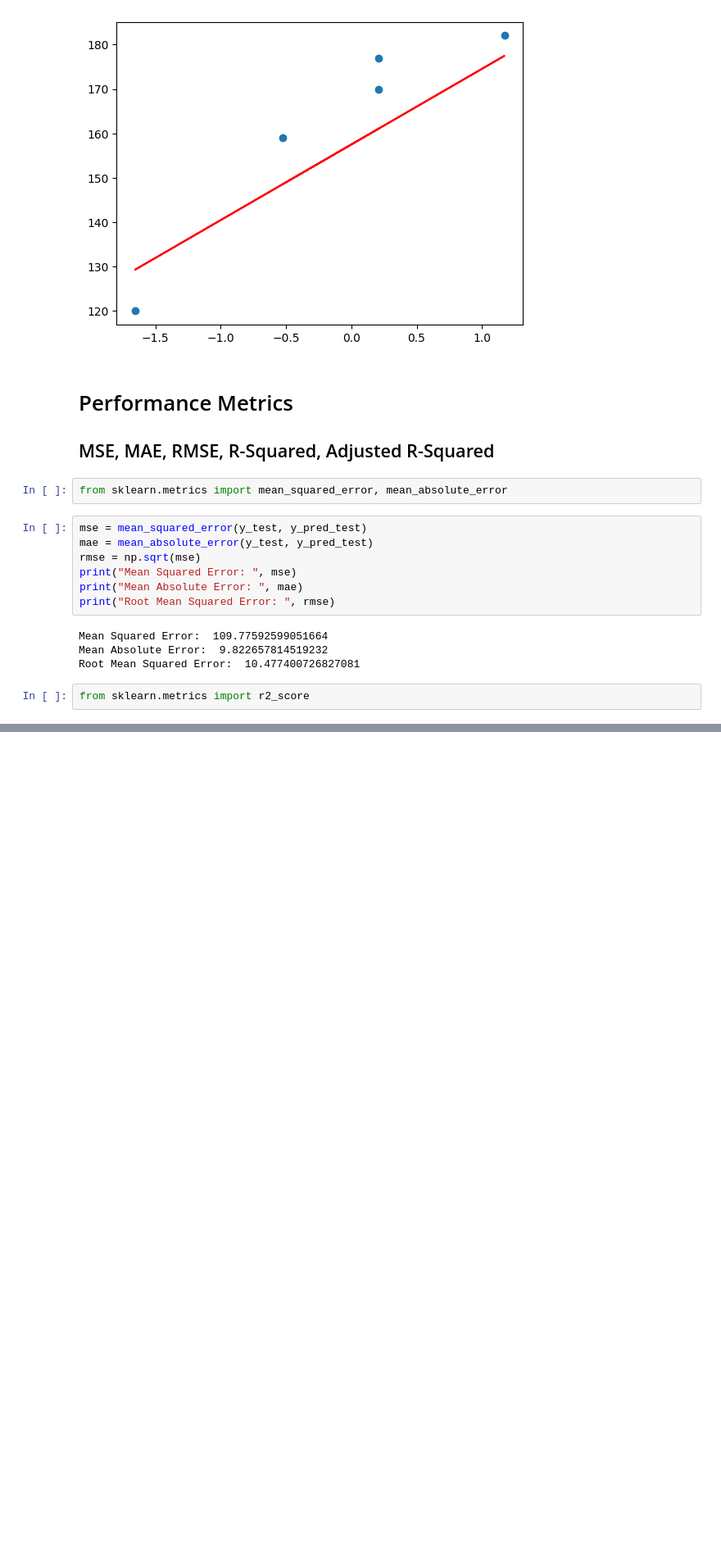
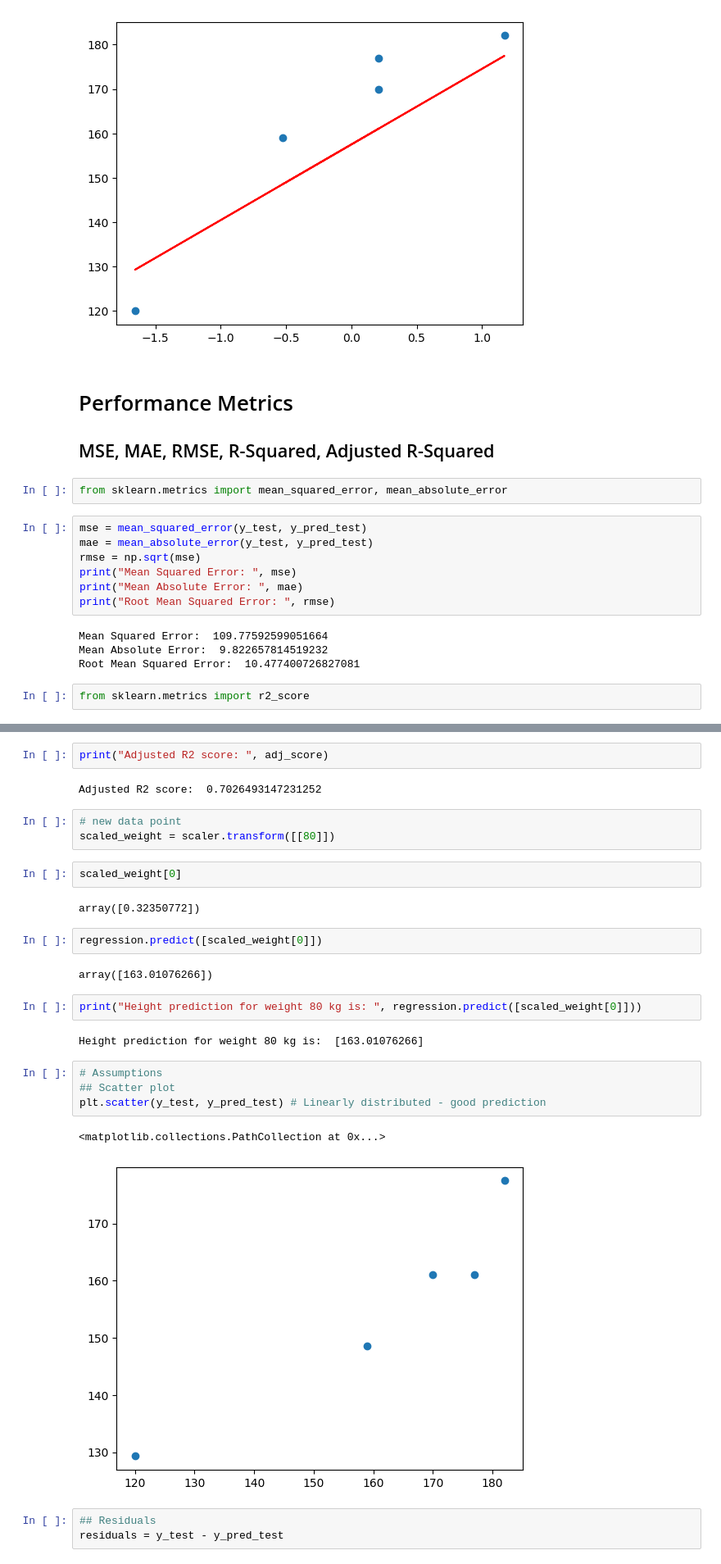
Before and after one commit to Yash6012/ML-Projects, a Jupyter notebook: Simple Linear Regression/1.ipynb, the cells around one changed output, grey strips where cells are left out. Shown at 82% size. Drawn from its saved outputs; the diff is of its cells as text; blank space fills up the shorter version.

```diff
--- a/Simple Linear Regression/1.ipynb
+++ b/Simple Linear Regression/1.ipynb
@@ -181,0 +190,29 @@ from sklearn.metrics import r2_score
+# %%
+print("Adjusted R2 score: ", adj_score)
+# %% [output]
+Adjusted R2 score:  0.7026493147231252
+# %%
+# new data point
+scaled_weight = scaler.transform([[80]])
+# %%
+scaled_weight[0]
+# %% [output]
+array([0.32350772])
+# %%
+regression.predict([scaled_weight[0]])
+# %% [output]
+array([163.01076266])
+# %%
+print("Height prediction for weight 80 kg is: ", regression.predict([scaled_weight[0]]))
+# %% [output]
+Height prediction for weight 80 kg is:  [163.01076266]
+# %%
+# Assumptions
+## Scatter plot
+plt.scatter(y_test, y_pred_test) # Linearly distributed - good prediction
+# %% [output]
+<matplotlib.collections.PathCollection at 0x...>
+[figure, added]
+# %%
+## Residuals
+residuals = y_test - y_pred_test
```
Also changed, not shown: parts of 5 cells of this notebook, 1 other file.
